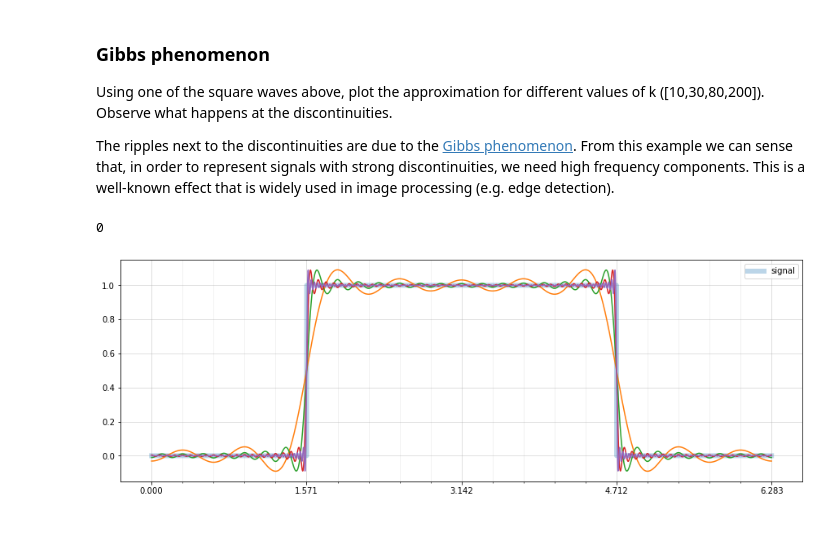
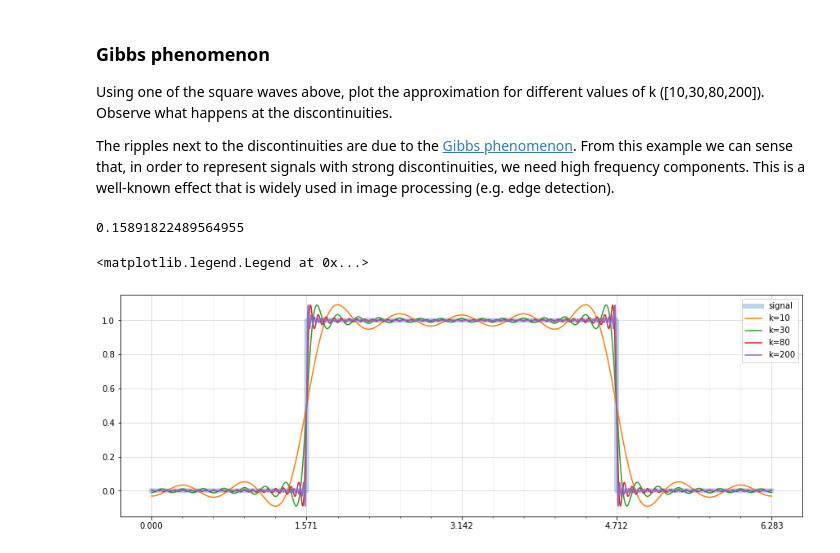
Before and after one commit to invzz/MasterOfComputerScience, a Jupyter notebook: 2021-2022/DSIP/pynb/Labo 1 - Fourier series - STUDENTS.ipynb, the cells around one changed output. Drawn from its saved outputs; the diff is of its cells as text; code cells hidden in the pictures.

```diff
--- a/2021-2022/DSIP/pynb/Labo 1 - Fourier series - STUDENTS.ipynb
+++ b/2021-2022/DSIP/pynb/Labo 1 - Fourier series - STUDENTS.ipynb
@@ -232,7 +232,7 @@ def fseries(x, signal,K):  ### COMPLETE HERE
 
     ### a_0 coefficient
     ## scaling factor
-    c = 2*np.pi / (len(signal))
+    c = ( x[-1] - x[0] )/ (len(signal))
     a_0 = np.sum(signal) * (1/len(signal)) ## average of the signal over the range
 
     ## Fourier coefficients arrays
@@ -290,7 +290,7 @@ def look_for_best_k_and_plot(x, signal, K, tol, min=1):
     ax.plot( x,signal,linewidth=6,alpha=0.3, label="signal" )
     ax.legend()
     ## compute function norm keeping into account the scaling factor
-    c = 2*np.pi / len(x)           ##(b-a)/n
+    c = ( x[-1] - x[0] ) / len(x)           ##(b-a)/n
     norm = np.dot(signal,signal) * c
 
     for k in range(min,K+1):
@@ -365,28 +375,30 @@ The ripples next to the discontinuities are due to the <a href="https://en.wikip
 # %%
 #k
 k_list = [10, 30, 80, 200]
 
 #signal
 signal = 1/2*(square(x-np.pi/2,0.5)+1)
 print(delta)
 
 # grid scaling for plot
 major_ticks = np.arange(0, 2*np.pi+1, np.pi/2 )
 minor_ticks = np.arange(0, 2*np.pi+1, np.pi * 0.1 )
 fig = plt.figure()
 
 # nice plot settings
 ax = fig.add_subplot(1,1,1)
 ax.set_xticks(major_ticks)
 ax.set_xticks(minor_ticks, minor=True)
 ax.grid(which='minor', alpha=0.2)
 ax.grid(which='major', alpha=0.5)
 ax.plot( x,signal,linewidth=6,alpha=0.3, label="signal" )
-ax.legend()
+
 
 for k in k_list:
     result =  fseries(x,signal, k)
-    ax.plot(x,result[0])
+    ax.plot(x,result[0], label='k={}'.format(k))
+ax.legend()
 # %% [output]
-0
+0.15891822489564955
+<matplotlib.legend.Legend at 0x...>
-[figure, old version]
+[figure, new version]
```
Also changed, not shown: parts of 10 cells of this notebook, 6 other files.
